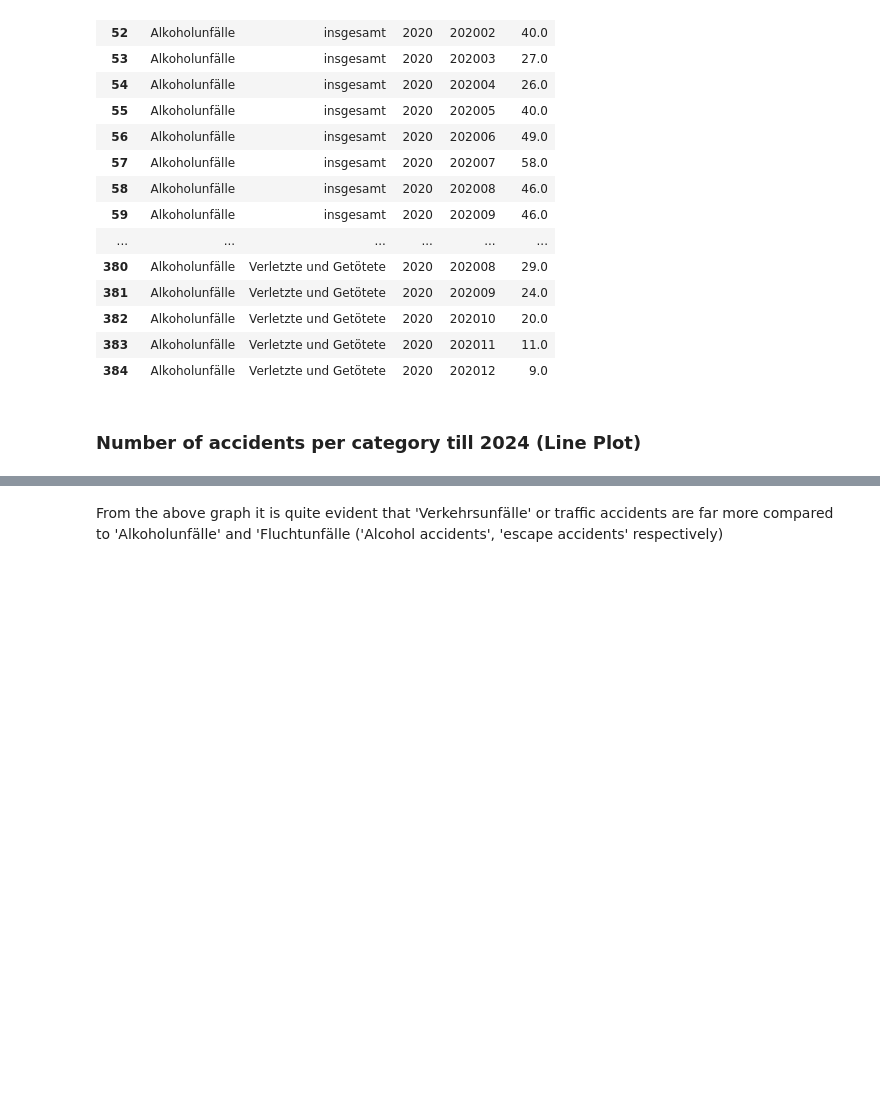
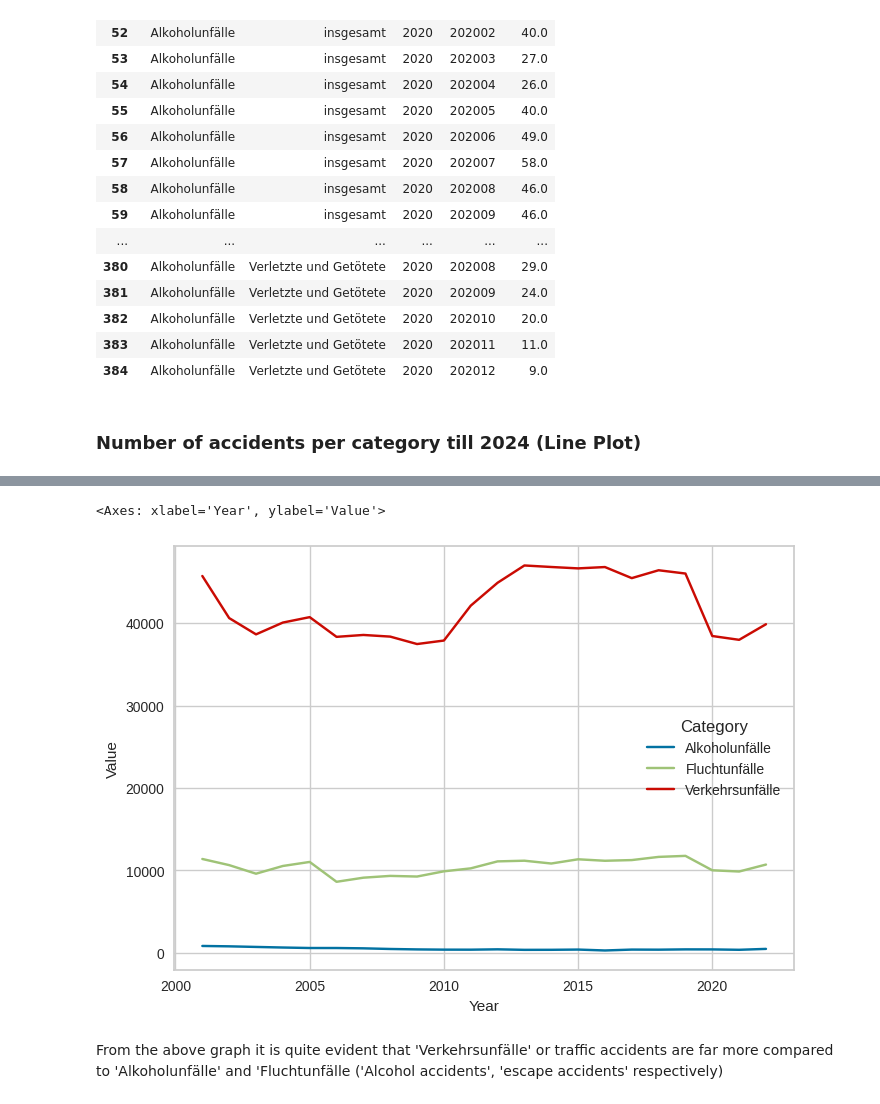
Before and after one commit to sreehari59/NxtGen_AcciVision, a Jupyter notebook: DPS_Task.ipynb, the cells around one changed output, grey strips where cells are left out. Drawn from its saved outputs; the diff is of its cells as text; code cells hidden in the pictures; blank space fills up the shorter version.

```diff
--- a/DPS_Task.ipynb
+++ b/DPS_Task.ipynb
@@ -119,3 +140,9 @@ fig.show()
+# %%
+sns.lineplot(data=df[(df["Accident_Type"]=="insgesamt") & (df["Month"]=="Summe")],
+             x='Year', y='Value', hue='Category')
+# %% [output]
+<Axes: xlabel='Year', ylabel='Value'>
+[figure, added]
 # %% [markdown]
 From the above graph it is quite evident that 'Verkehrsunfälle' or traffic accidents are far more compared to 'Alkoholunfälle' and 'Fluchtunfälle ('Alcohol accidents', 'escape accidents' respectively)
 # %% [markdown]
```
Also changed, not shown: parts of 21 cells of this notebook.
